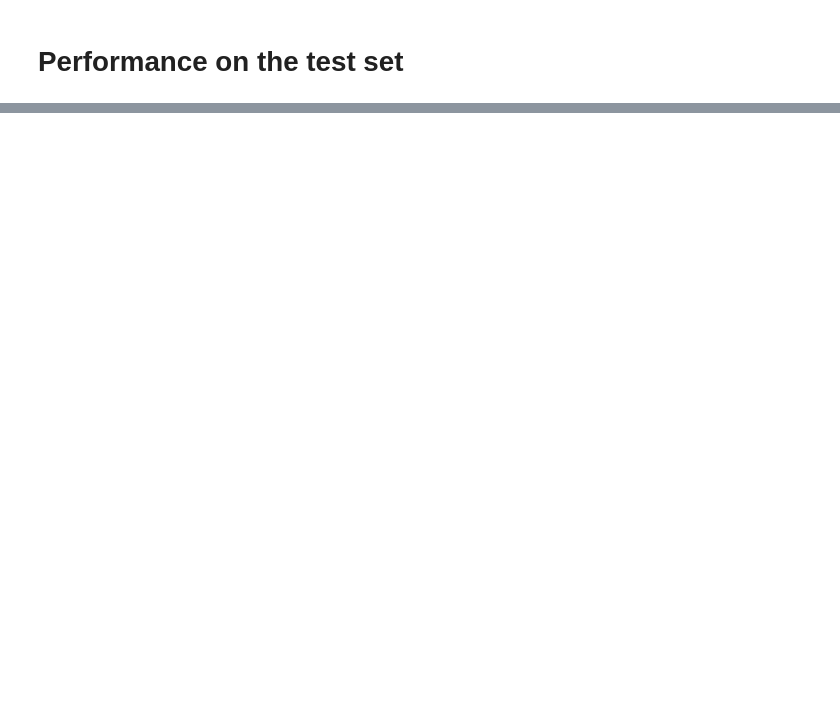
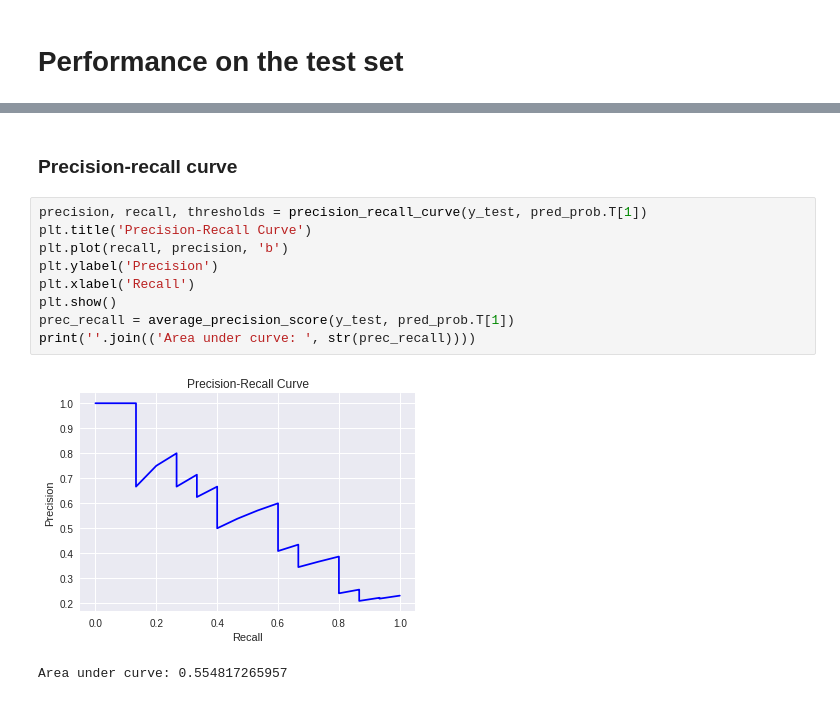
Before and after one commit to cheminfIBB/MM-diagnosis, a Jupyter notebook: random_forest_model.ipynb, the cells around one changed output, grey strips where cells are left out. Drawn from its saved outputs; the diff is of its cells as text; blank space fills up the shorter version.

```diff
--- a/random_forest_model.ipynb
+++ b/random_forest_model.ipynb
@@ -145,0 +188,14 @@ Area under curve: 0.762
+# %% [markdown]
+### Precision-recall curve
+# %%
+precision, recall, thresholds = precision_recall_curve(y_test, pred_prob.T[1])
+plt.title('Precision-Recall Curve')
+plt.plot(recall, precision, 'b')
+plt.ylabel('Precision')
+plt.xlabel('Recall')
+plt.show()
+prec_recall = average_precision_score(y_test, pred_prob.T[1])
+print(''.join(('Area under curve: ', str(prec_recall))))
+# %% [output]
+[figure, added]
+Area under curve: 0.554817265957
```
Also changed, not shown: parts of 27 cells of this notebook.
